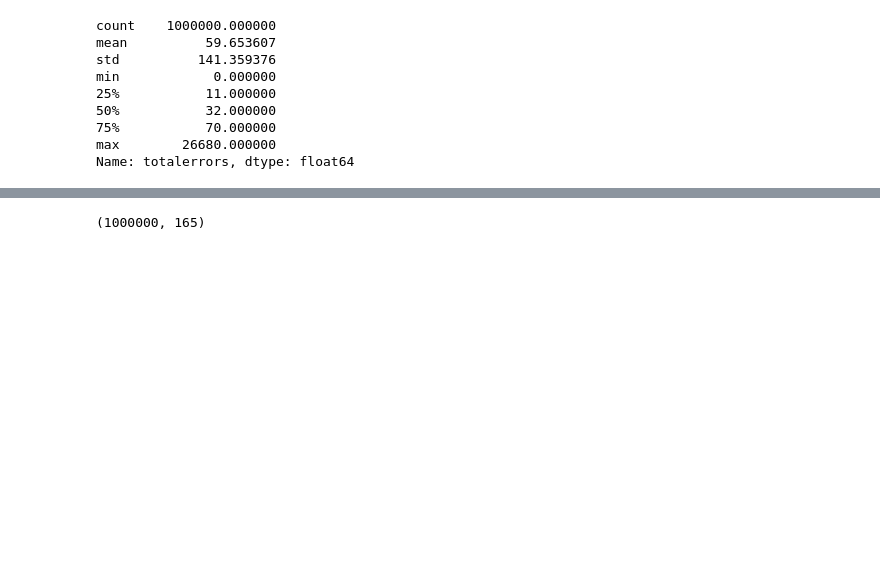
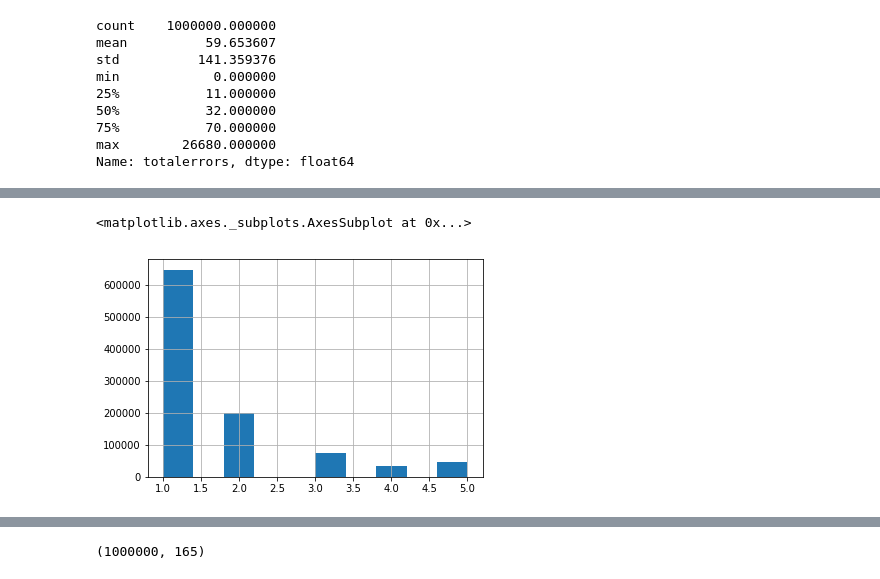
Before and after one commit to McKlayne/WebAIM-Million, a Jupyter notebook: Earl_Million.ipynb, the cells around one changed output, grey strips where cells are left out. Drawn from its saved outputs; the diff is of its cells as text; code cells hidden in the pictures; blank space fills up the shorter version.

```diff
--- a/Earl_Million.ipynb
+++ b/Earl_Million.ipynb
@@ -117,0 +134,5 @@ Name: totalerrors, dtype: float64
+# %%
+error_count_df['cat'].hist()
+# %% [output]
+<matplotlib.axes._subplots.AxesSubplot at 0x...>
+[figure, added]
```
Also changed, not shown: parts of 38 cells of this notebook.
